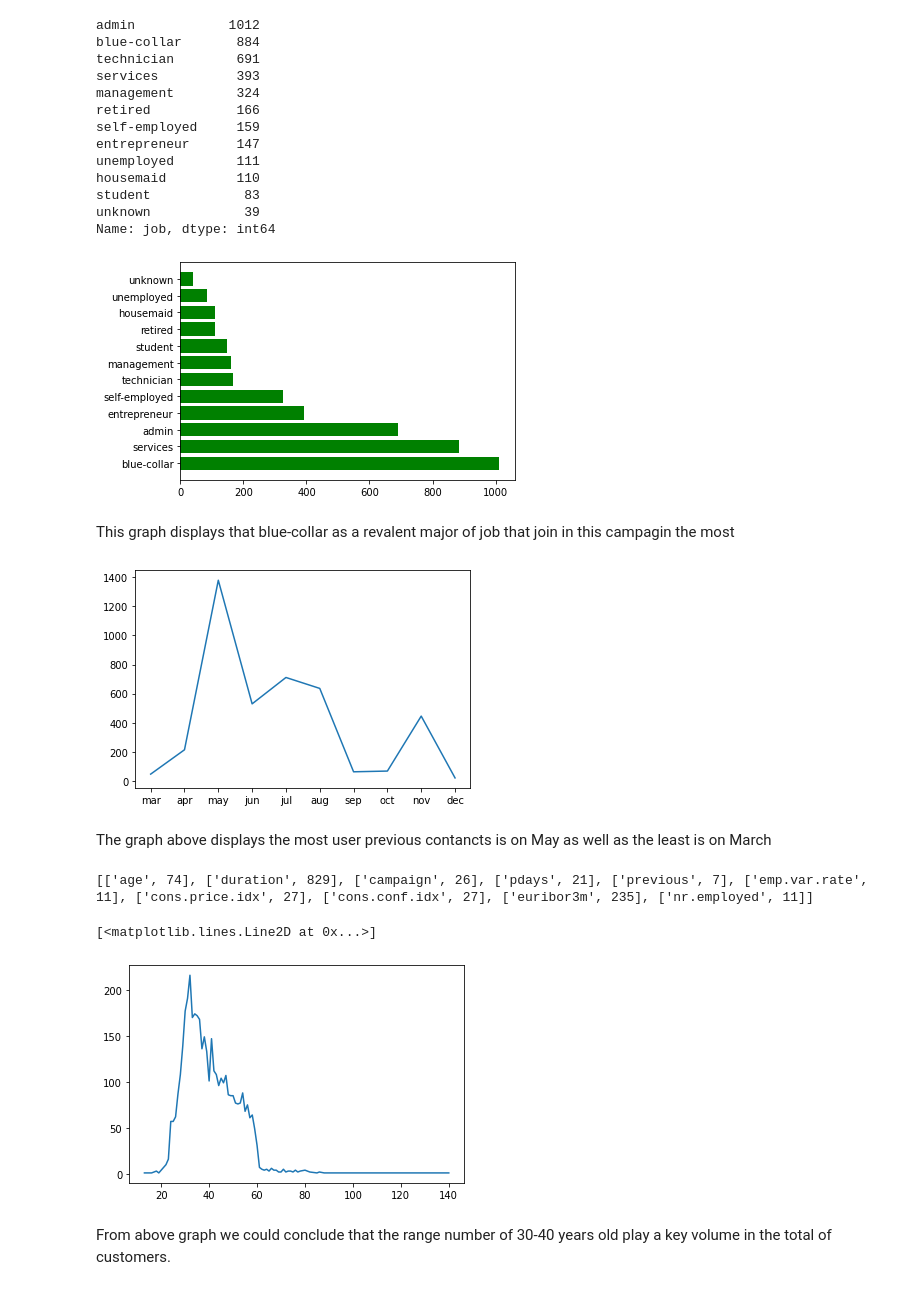
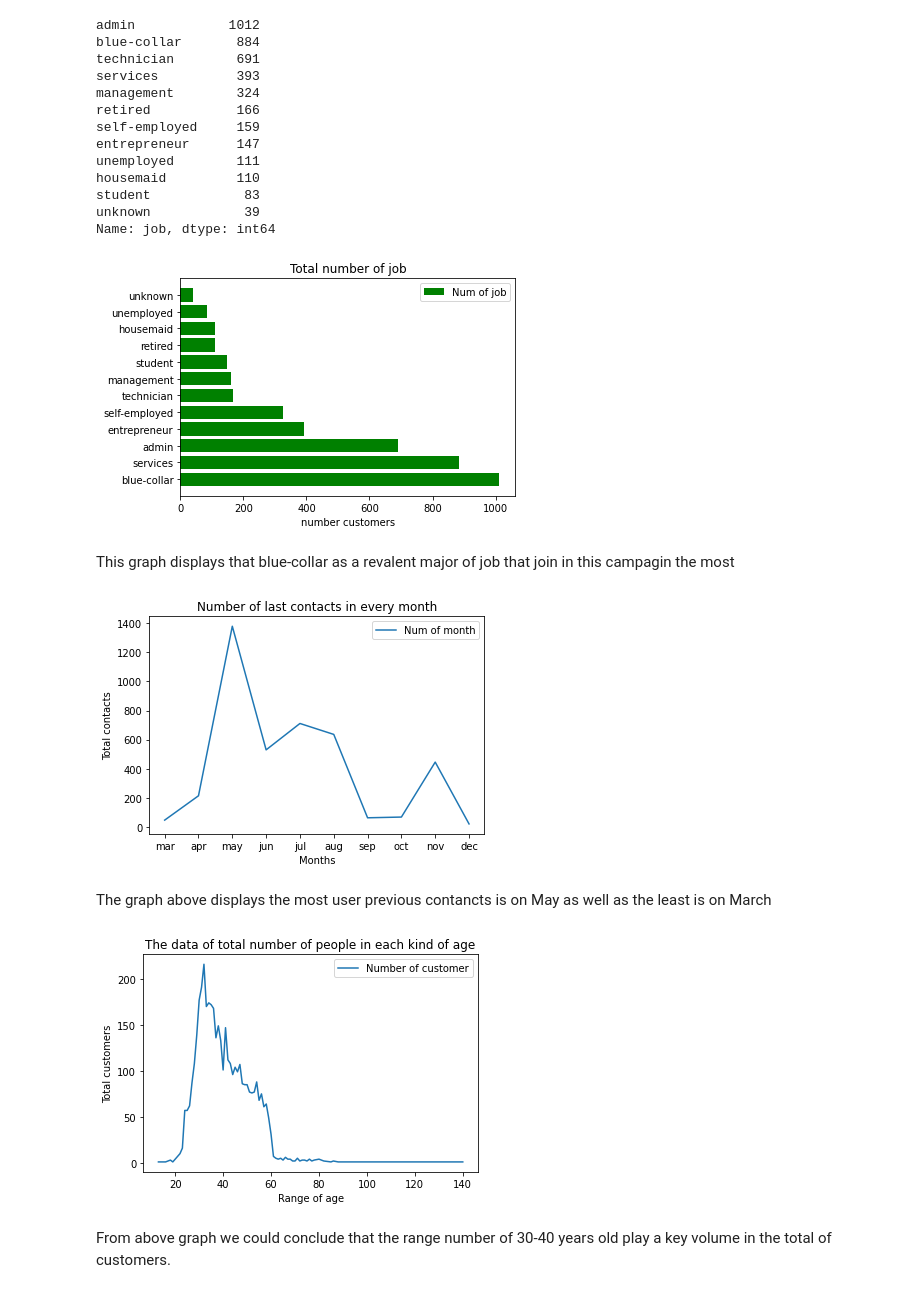
Before and after one commit to thinhsuy/Data_cleansing_summarising, a Jupyter notebook: assignment1.ipynb, the cells around one changed output. Cells and saved outputs as stored; diff of their text form; code cells hidden in the pictures.

```diff
--- a/assignment1.ipynb
+++ b/assignment1.ipynb
@@ -209,10 +209,13 @@ unknown            39
 Name: job, dtype: int64
 # %%
 # nominal values
-plt.barh(df['job'].unique(), width=df['job'].value_counts(), color="green")
+plt.barh(df['job'].unique(), width=df['job'].value_counts(), color="green", label="Num of job")
+plt.title("Total number of job")
+plt.legend(loc='upper right')
+plt.xlabel('number customers')
 plt.show()
 # %% [output]
-[figure, old version]
+[figure, new version]
 # %% [markdown]
 <p>This graph displays that blue-collar as a revalent major of job that join in this campagin the most</p>
 # %%
@@ -221,26 +224,30 @@ def sort_month(key):
 
 # ordered values
 month_vals = dict(sorted(dict(df['month'].value_counts()).items(), key=sort_month))
-plt.plot(month_vals.keys(), month_vals.values())
+plt.plot(month_vals.keys(), month_vals.values(), label="Num of month")
+plt.title("Number of last contacts in every month")
+plt.legend(loc="upper right")
+plt.ylabel('Total contacts')
+plt.xlabel('Months')
 plt.show()
 # %% [output]
-[figure, old version]
+[figure, new version]
 # %% [markdown]
 <p>The graph above displays the most user previous contancts is on May as well as the least is on March</p>
-# %%
-print([[x, len(df[x].unique())] for x in df.describe()])
-# %% [output]
-[['age', 74], ['duration', 829], ['campaign', 26], ['pdays', 21], ['previous', 7], ['emp.var.rate', 11], ['cons.price.idx', 27], ['cons.conf.idx', 27], ['euribor3m', 235], ['nr.employed', 11]]
 # %%
 # numeric values
 unique = list(df['age'].unique())
 counts = (df['age'].value_counts())
 counts = counts.sort_index()
-plt.plot(counts.index, counts)
+plt.plot(counts.index, counts, label="Number of customer")
+plt.title("The data of total number of people in each kind of age")
+plt.legend(loc='upper right')
+plt.xlabel('Range of age')
+plt.ylabel('Total customers')
 # df_merge = pd.merge(unique, counts, how="outer")
+plt.show()
 # %% [output]
-[<matplotlib.lines.Line2D at 0x...>]
-[figure, old version]
+[figure, new version]
 # %% [markdown]
 From above graph we could conclude that the range number of 30-40 years old play a key volume in the total of customers.
 # %% [markdown]
```
Also changed, not shown: parts of 6 cells of this notebook.
